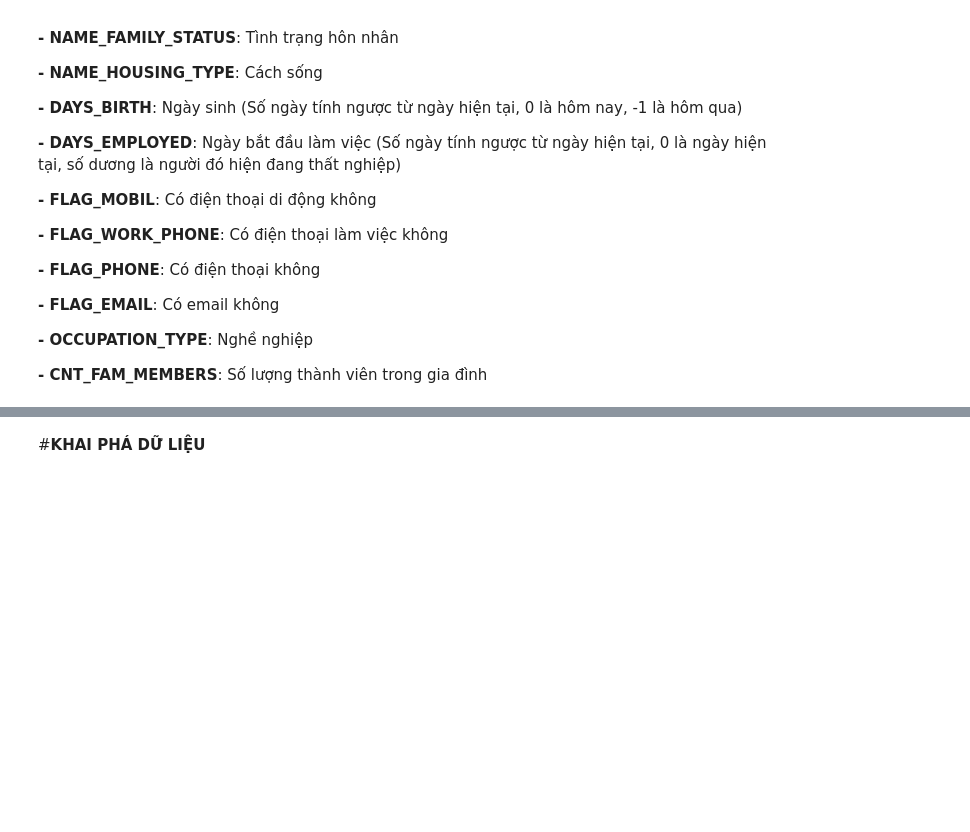
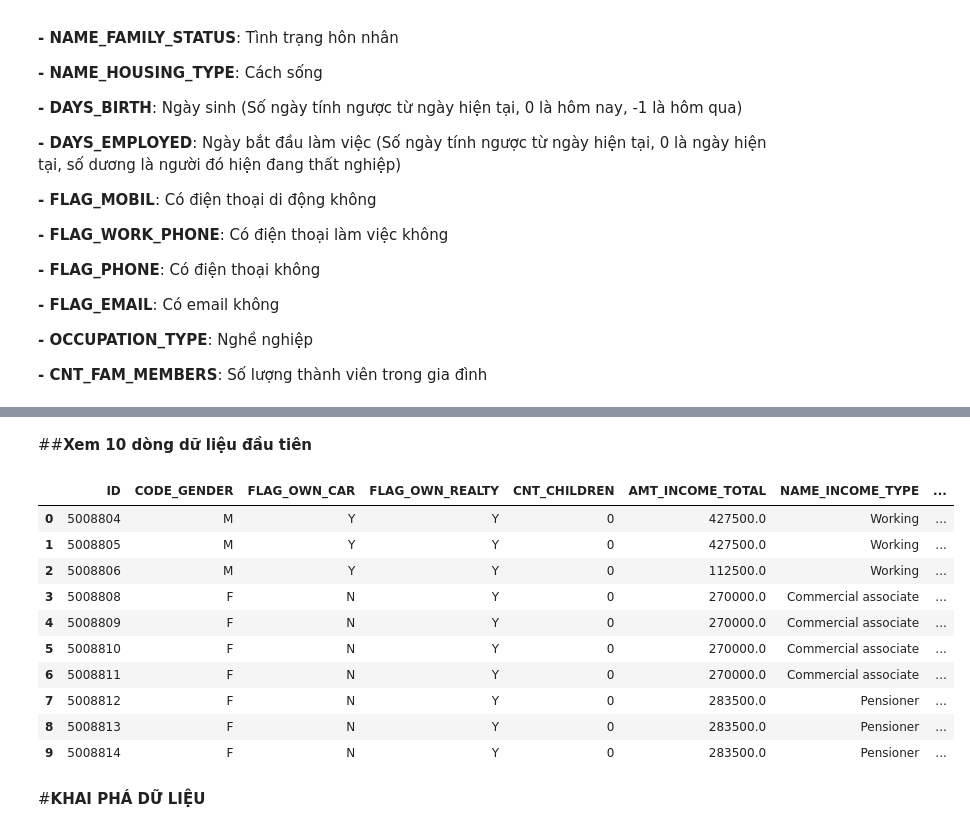
Before and after one commit to thanhdaibl1572002/data-mining-project, a Jupyter notebook: DATA_MINING_PROJECT.ipynb, the cells around one changed output, grey strips where cells are left out. Saved outputs shown, nothing was run; the diff lists cells and outputs as text; code cells hidden in the pictures; blank space fills up the shorter version.

```diff
--- a/DATA_MINING_PROJECT.ipynb
+++ b/DATA_MINING_PROJECT.ipynb
@@ -83,3 +95,19 @@ memory usage: 60.2+ MB
+# %% [markdown]
+##**Xem 10 dòng dữ liệu đầu tiên**
+# %%
+df.head(10)
+# %% [output]
+|  | ID | CODE_GENDER | FLAG_OWN_CAR | FLAG_OWN_REALTY | CNT_CHILDREN | AMT_INCOME_TOTAL | NAME_INCOME_TYPE | ... |
+| 0 | 5008804 | M | Y | Y | 0 | 427500.0 | Working | ... |
+| 1 | 5008805 | M | Y | Y | 0 | 427500.0 | Working | ... |
+| 2 | 5008806 | M | Y | Y | 0 | 112500.0 | Working | ... |
+| 3 | 5008808 | F | N | Y | 0 | 270000.0 | Commercial associate | ... |
+| 4 | 5008809 | F | N | Y | 0 | 270000.0 | Commercial associate | ... |
+| 5 | 5008810 | F | N | Y | 0 | 270000.0 | Commercial associate | ... |
+| 6 | 5008811 | F | N | Y | 0 | 270000.0 | Commercial associate | ... |
+| 7 | 5008812 | F | N | Y | 0 | 283500.0 | Pensioner | ... |
+| 8 | 5008813 | F | N | Y | 0 | 283500.0 | Pensioner | ... |
+| 9 | 5008814 | F | N | Y | 0 | 283500.0 | Pensioner | ... |
 # %% [markdown]
 #**KHAI PHÁ DỮ LIỆU**
 # %% [markdown]
```
Also changed, not shown: parts of 6 cells of this notebook.
